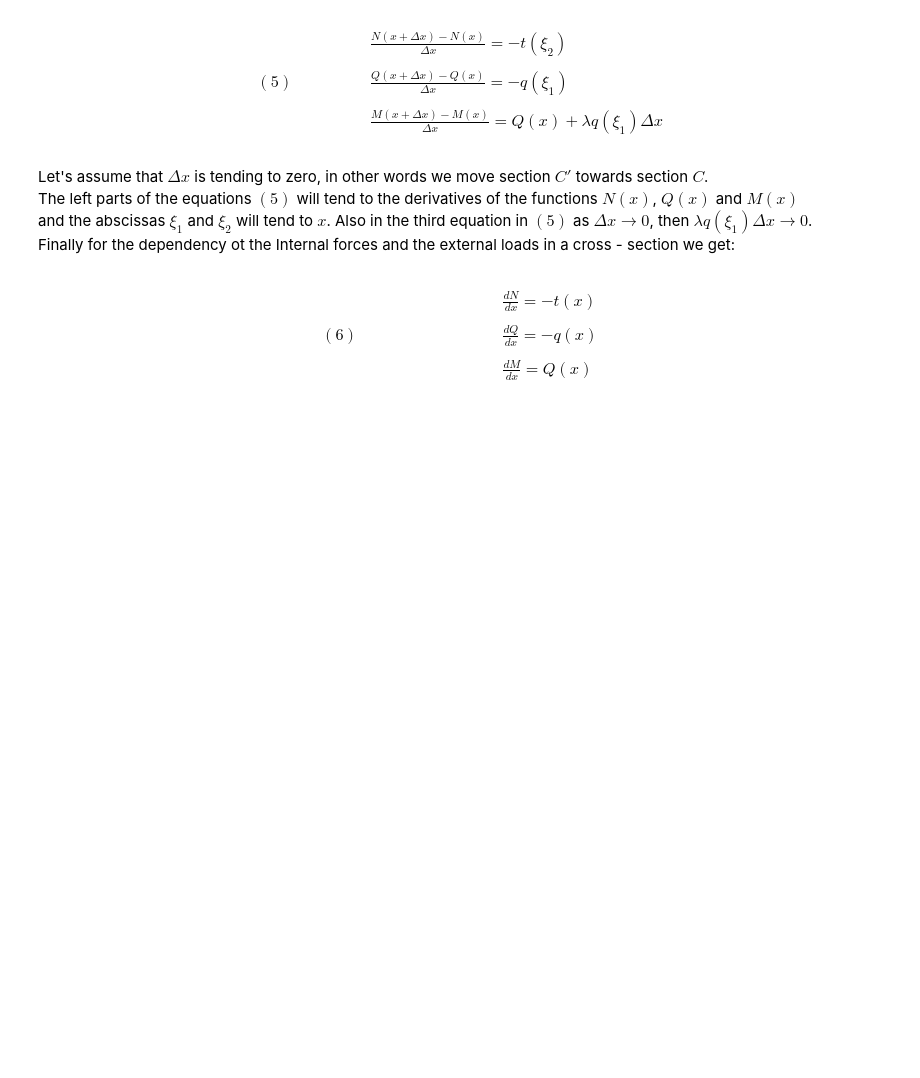
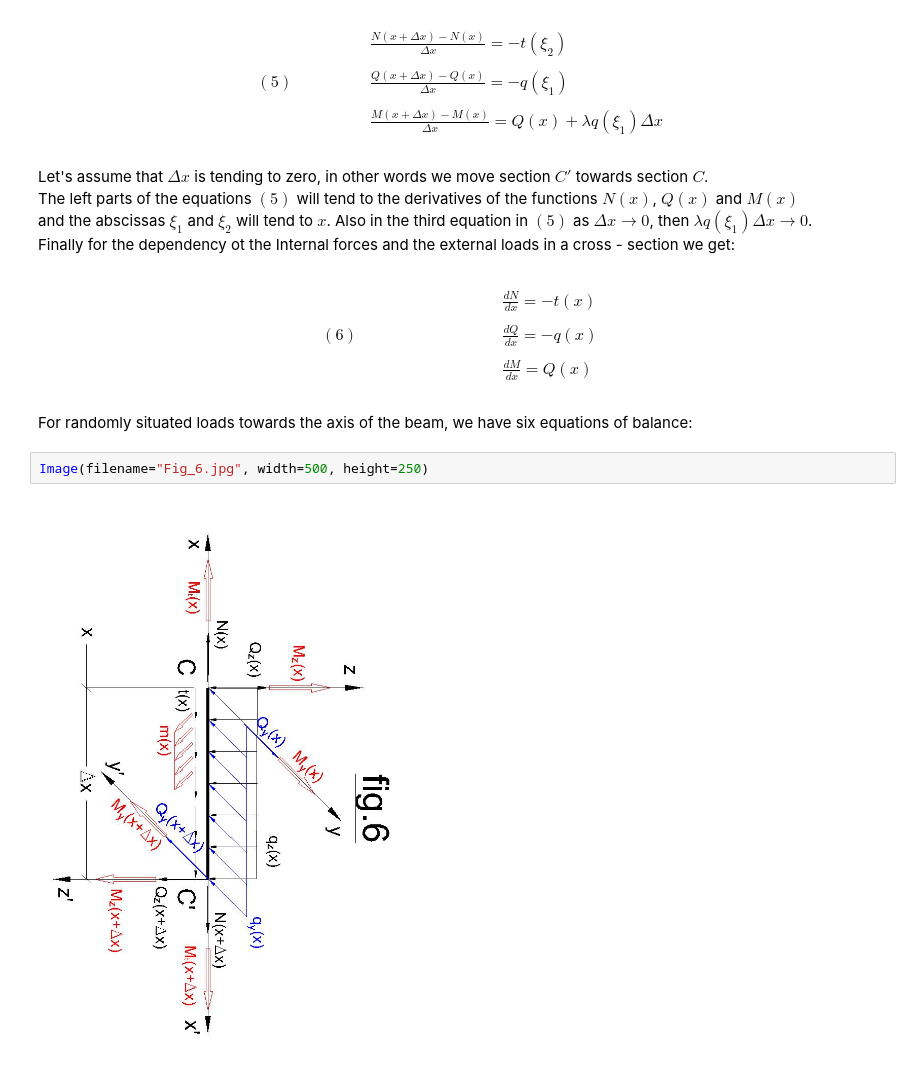
Before and after one commit to AleksandrinaStoyanova/Internal-Forces, a Jupyter notebook: Internal Forces.ipynb, the cells around one changed output. Cells and saved outputs as stored; diff of their text form; blank space fills up the shorter version.

Commit message:
Dependency between IF and external loads when loads are random

```diff
--- a/Internal Forces.ipynb
+++ b/Internal Forces.ipynb
@@ -290,3 +290,9 @@ $$(6)\hspace{100pt}\begin{align}&\frac{dN}{dx} = -t(x)\\\\
 &\frac{dQ}{dx} = - q(x)\\\\
 &\frac{dM}{dx} = Q(x)
 \end{align}$$
+# %% [markdown]
+For randomly situated loads towards the axis of the beam, we have six equations of balance:
+# %%
+Image(filename="Fig_6.jpg", width=500, height=250)
+# %% [output]
+[figure, added]
```
Also changed, not shown: parts of 5 cells of this notebook.
